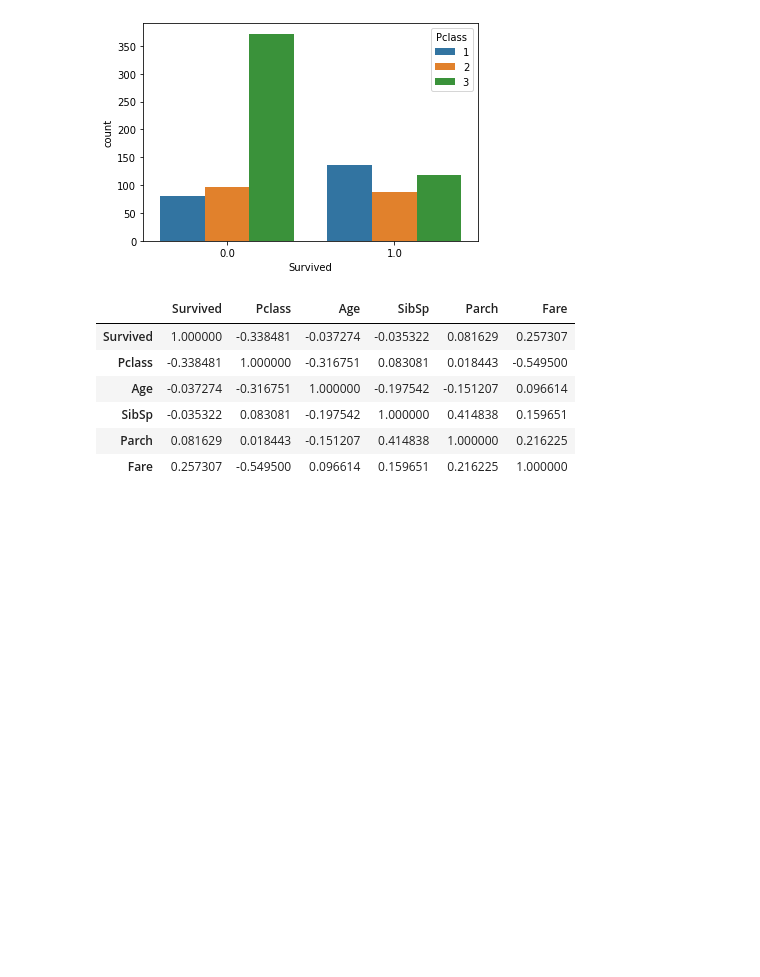
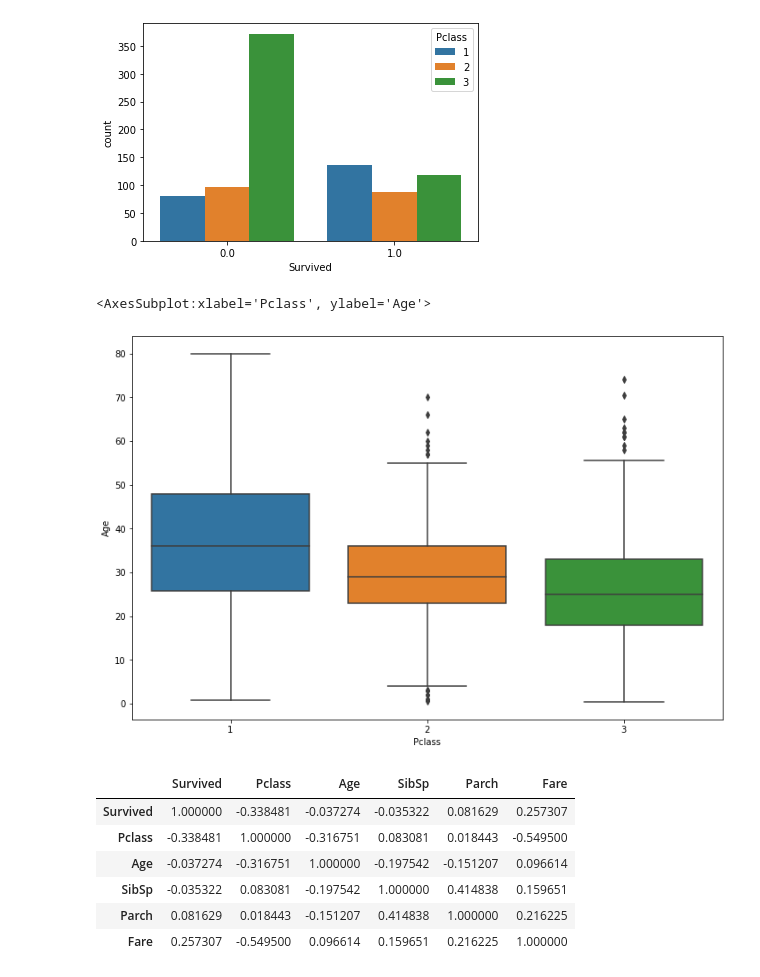
Before and after one commit to JayShankar99/Titanic_survival_project, a Jupyter notebook: Titanic_survival.ipynb, the cells around one changed output. Cells and saved outputs as stored; diff of their text form; code cells hidden in the pictures; blank space fills up the shorter version.

```diff
--- a/Titanic_survival.ipynb
+++ b/Titanic_survival.ipynb
@@ -395,8 +375,11 @@ sns.countplot(x='Survived',hue="Pclass", data = titanic)
 <AxesSubplot:xlabel='Survived', ylabel='count'>
 [figure]
 # %%
-##plt.figure(figsize=(12,8))
-##sns.boxplot(x='Pclass',y='Age',data=titanic)
+plt.figure(figsize=(12,8))
+sns.boxplot(x='Pclass',y='Age',data=titanic)
+# %% [output]
+<AxesSubplot:xlabel='Pclass', ylabel='Age'>
+[figure, added]
 # %%
 titanic.corr()
 # %% [output]
```
Also changed, not shown: parts of 45 cells of this notebook.
